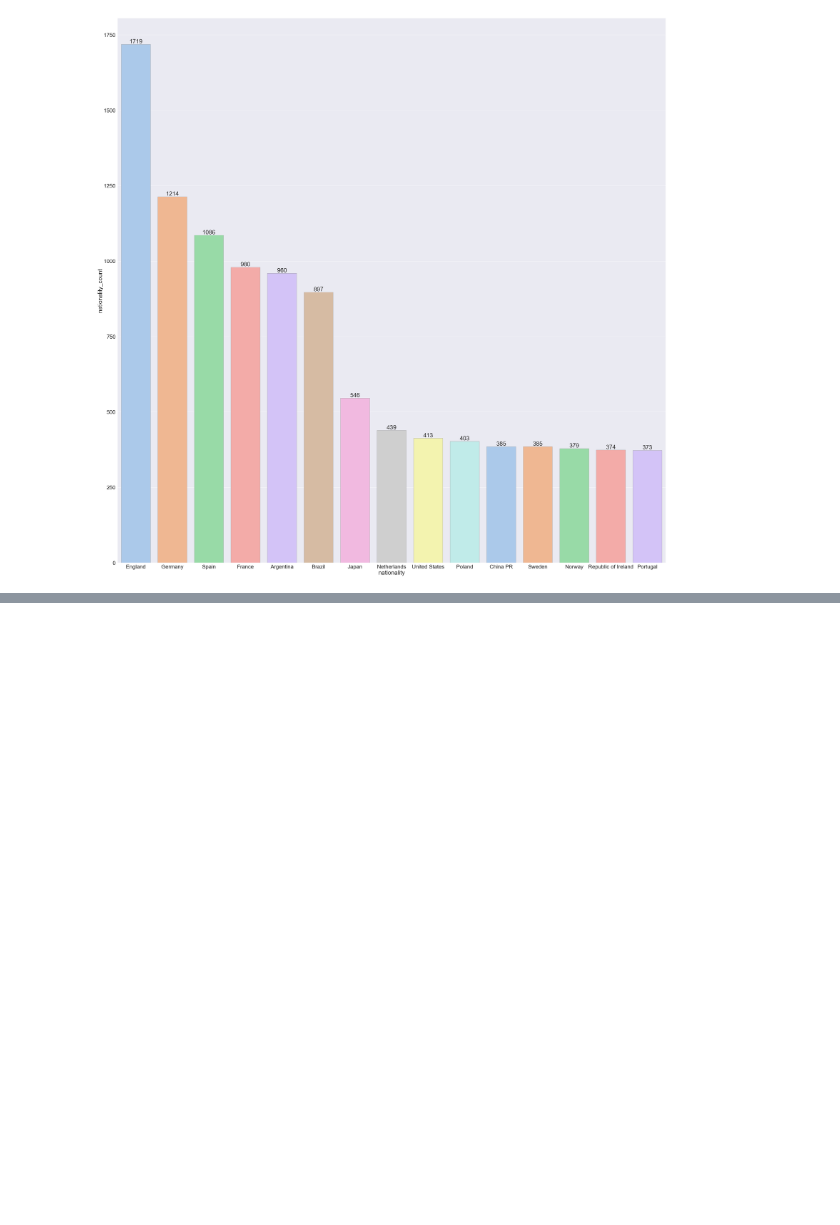
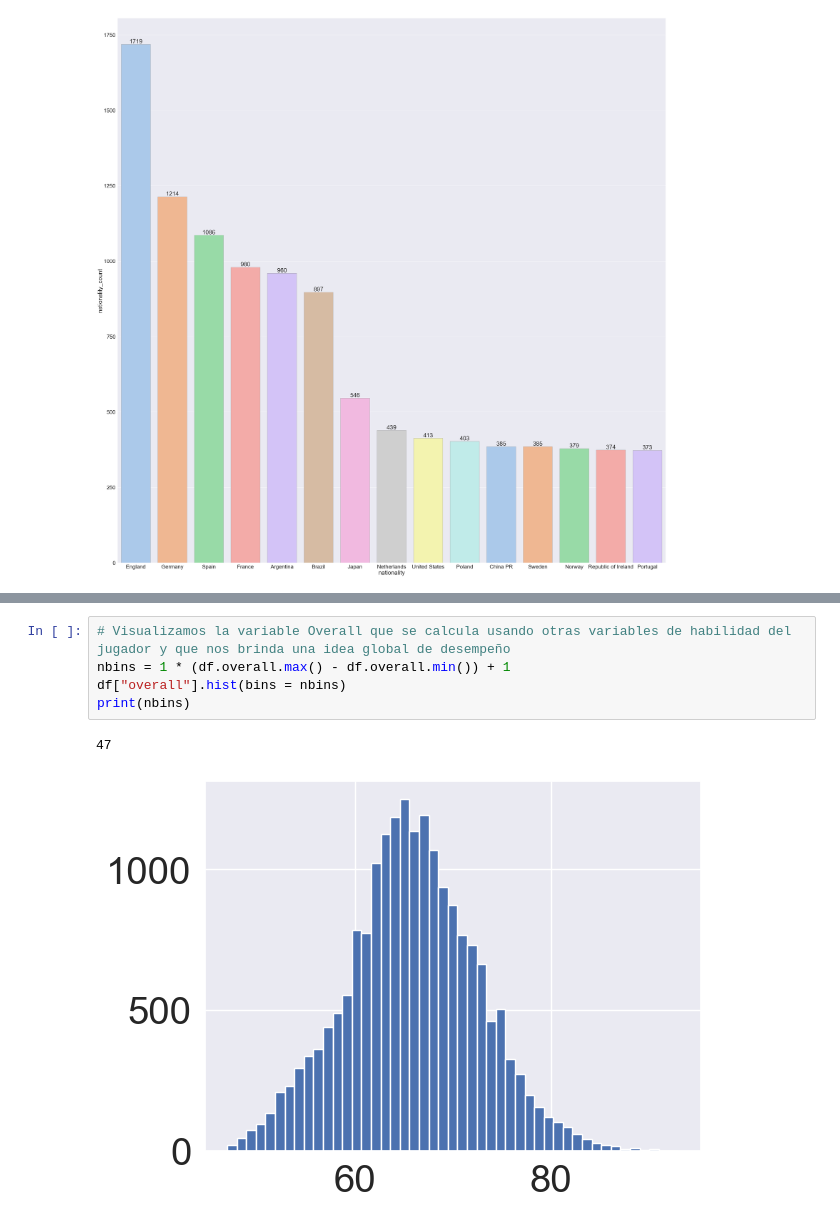
Before and after one commit to pablonicolasr/diplodatos-aans-2022-grupo32, a Jupyter notebook: entregable5_pablonicolasramos90.ipynb, the cells around one changed output, grey strips where cells are left out. Drawn from its saved outputs; the diff is of its cells as text; blank space fills up the shorter version.

```diff
--- a/entregable5_pablonicolasramos90.ipynb
+++ b/entregable5_pablonicolasramos90.ipynb
@@ -227,0 +327,8 @@ plt.show()
+# %%
+# Visualizamos la variable Overall que se calcula usando otras variables de habilidad del jugador y que nos brinda una idea global de desempeño
+nbins = 1 * (df.overall.max() - df.overall.min()) + 1
+df["overall"].hist(bins = nbins)
+print(nbins)
+# %% [output]
+47
+[figure, added]
```
Also changed, not shown: parts of 16 cells of this notebook, 1 other file.
